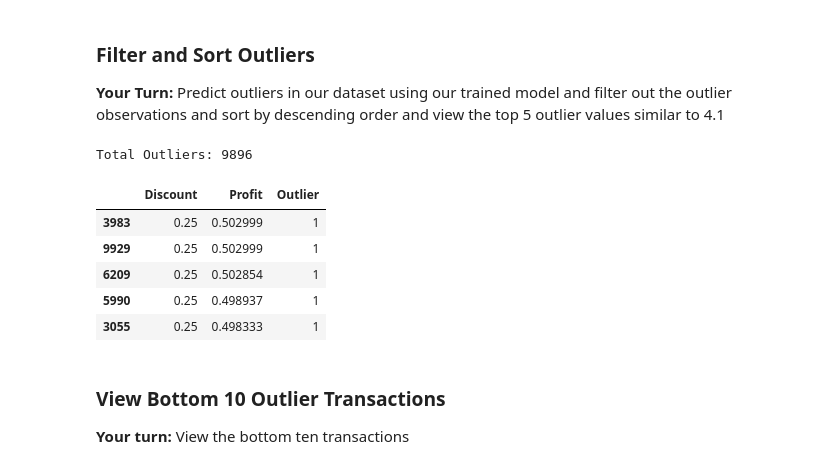
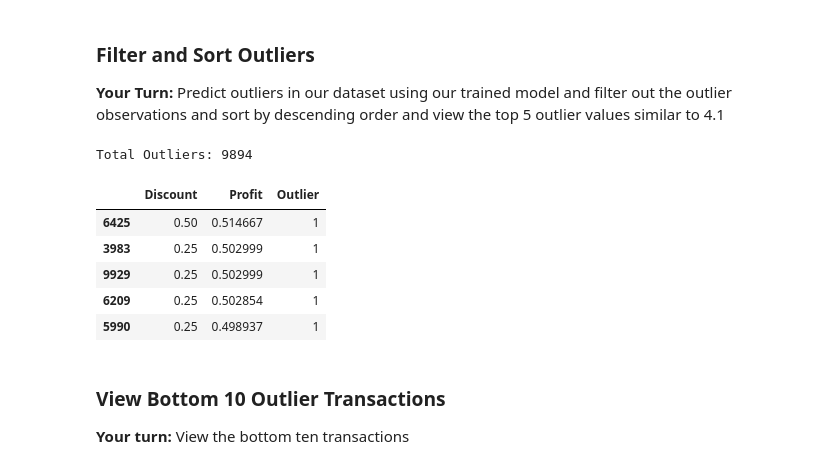
Before and after one commit to sl7423/mec-mini-projects, a Jupyter notebook: mec-16.4.1-anomaly-detection-mini-project/Mini_Project_Anomaly_Detection.ipynb, the cells around one changed output. Saved outputs shown, nothing was run; the diff lists cells and outputs as text; code cells hidden in the pictures.

```diff
--- a/mec-16.4.1-anomaly-detection-mini-project/Mini_Project_Anomaly_Detection.ipynb
+++ b/mec-16.4.1-anomaly-detection-mini-project/Mini_Project_Anomaly_Detection.ipynb
@@ -662,7 +662,7 @@ __Your Turn:__ Initialize the isolation forest model with similar hyperparameter
 from pyod.models import iforest
 
 if_model = iforest.IsolationForest(contamination=0.01)
-if_model.fit(subset_df)
+if_model.fit(df[cols])
 # %% [output]
 IsolationForest(contamination=0.01)
 # %% [markdown]
@@ -670,23 +670,23 @@ IsolationForest(contamination=0.01)
 
 __Your Turn:__ Predict outliers in our dataset using our trained model and filter out the outlier observations and sort by descending order and view the top 5 outlier values similar to 4.1
 # %%
-outlier_predictions = if_model.predict(subset_df)
+outlier_predictions = if_model.predict(df[cols])
 
 outliers_df = subset_df.copy(deep=True)
 outliers_df['Outlier'] = outlier_predictions
 outliers_df = outliers_df[outliers_df['Outlier'] == 1]
 
 print('Total Outliers:', len(outliers_df))
 outliers_sorted = outliers_df.sort_values(by=['Profit', 'Discount'], ascending=False)
 outliers_sorted.head(5)
 # %% [output]
-Total Outliers: 9896
+Total Outliers: 9894
 |  | Discount | Profit | Outlier |
+| 6425 | 0.50 | 0.514667 | 1 |
 | 3983 | 0.25 | 0.502999 | 1 |
 | 9929 | 0.25 | 0.502999 | 1 |
 | 6209 | 0.25 | 0.502854 | 1 |
 | 5990 | 0.25 | 0.498937 | 1 |
-| 3055 | 0.25 | 0.498333 | 1 |
 # %% [markdown]
 ### View Bottom 10 Outlier Transactions
 
```
Also changed, not shown: parts of 3 cells of this notebook.
